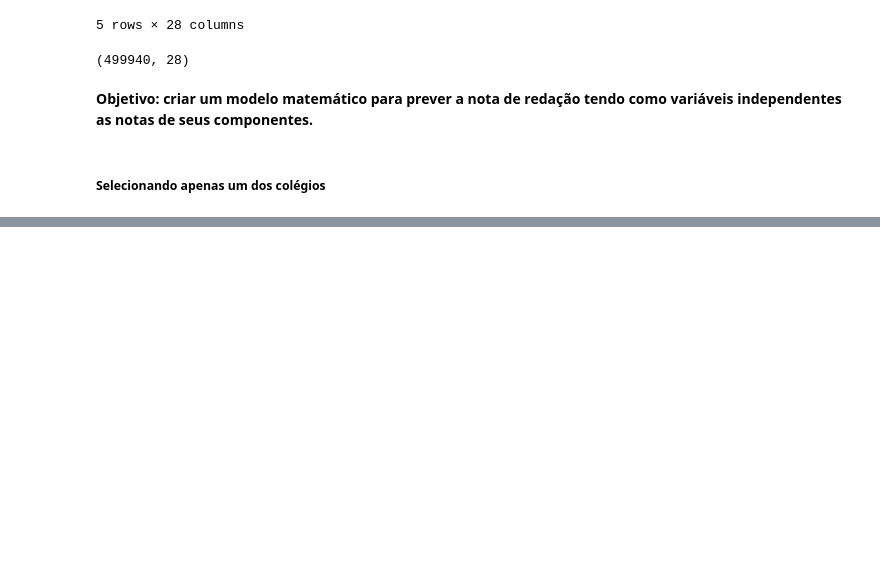
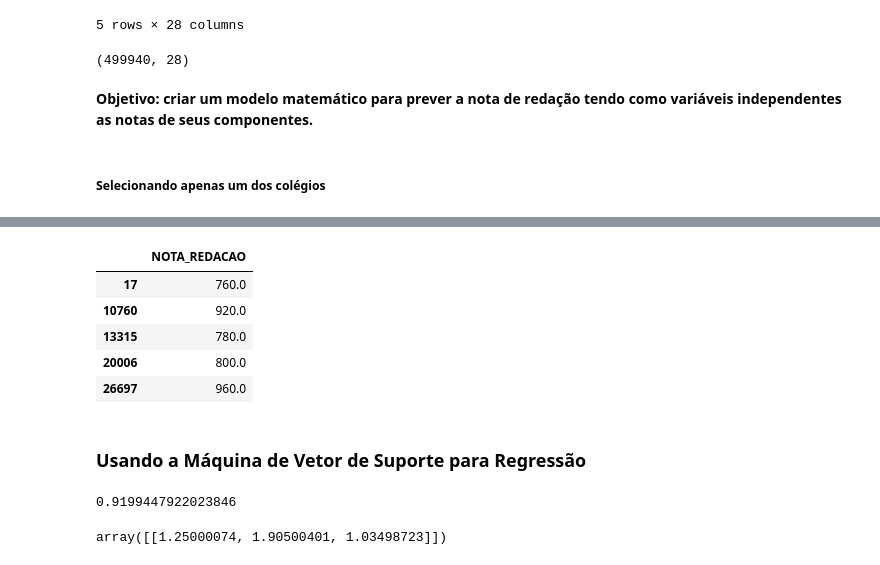
Before and after one commit to MaxVieiraSantiago/Machine-Learning-Algorithms, a Jupyter notebook: Linear Regression/Regressão_Vetorial_Suporte.ipynb, the cells around one changed output, grey strips where cells are left out. Cells and saved outputs as stored; diff of their text form; code cells hidden in the pictures; blank space fills up the shorter version.

```diff
--- a/Linear Regression/Regressão_Vetorial_Suporte.ipynb
+++ b/Linear Regression/Regressão_Vetorial_Suporte.ipynb
@@ -131,0 +166,12 @@ enem.shape
+# %%
+y = colegiox[['NOTA_REDACAO']]
+y.head()
+# %% [output]
+|  | NOTA_REDACAO |
+| 17 | 760.0 |
+| 10760 | 920.0 |
+| 13315 | 780.0 |
+| 20006 | 800.0 |
+| 26697 | 960.0 |
+# %% [markdown]
+### **Usando a Máquina de Vetor de Suporte para Regressão**
@@ -131,0 +182,4 @@ enem.shape
+# %%
+svrRegressor.score(X, y)
+# %% [output]
+0.9199447922023846
@@ -131,0 +189,4 @@ enem.shape
+# %%
+svrRegressor.coef_
+# %% [output]
+array([[1.25000074, 1.90500401, 1.03498723]])
```
Also changed, not shown: parts of 12 cells of this notebook.
